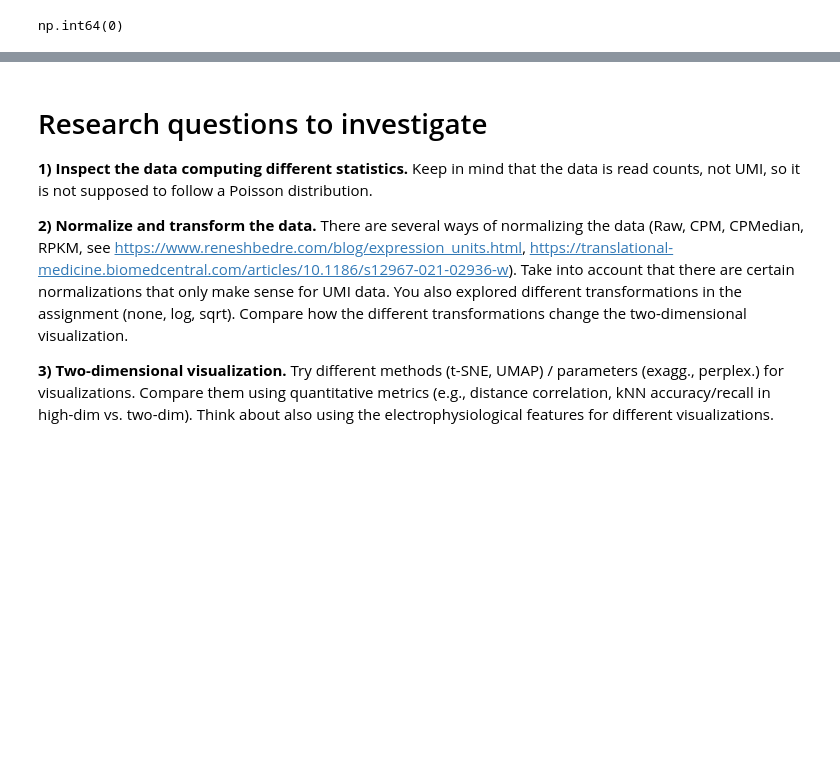
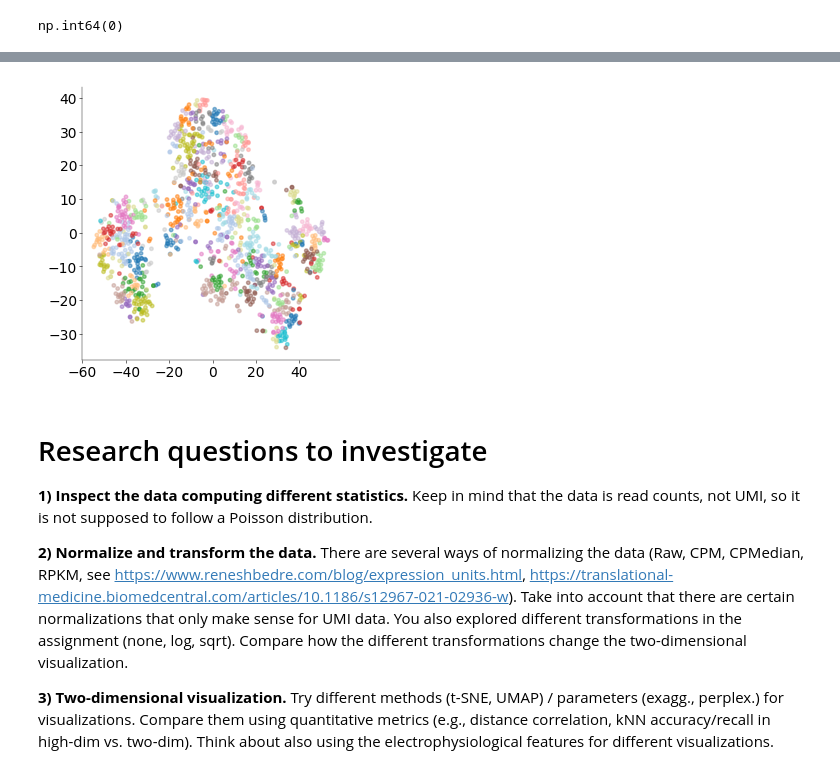
Before and after one commit to Artemii-Shlychkov/NDS_project, a Jupyter notebook: notebooks/Practical_notebook.ipynb, the cells around one changed output, grey strips where cells are left out. Cells and saved outputs as stored; diff of their text form; code cells hidden in the pictures; blank space fills up the shorter version.

```diff
--- a/notebooks/Practical_notebook.ipynb
+++ b/notebooks/Practical_notebook.ipynb
@@ -279,3 +275,12 @@ np.int64(0)
+# %%
+gmm = GMM(n_components=88, random_state=42).fit(ephysData_filtered)
+cluster_ids = gmm.predict(ephysData_filtered)
+
+fig, ax = plt.subplots(1, 1, figsize=(3, 3))
+ax.scatter(Z[:, 0], Z[:, 1], s=25, c=cluster_ids, cmap="tab20", alpha=0.5)
+ax.axis = "equal"
+# %% [output]
+[figure, added]
 # %% [markdown]
 # Research questions to investigate
 
```
Also changed, not shown: parts of 11 cells of this notebook.
